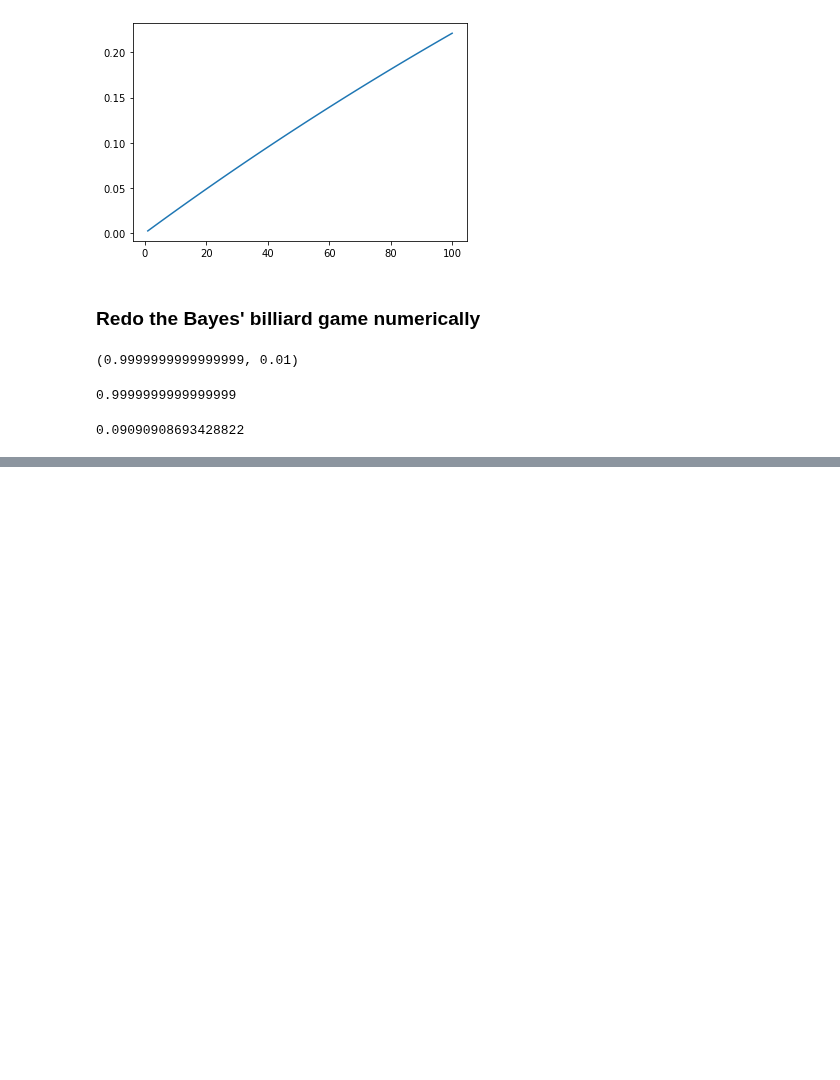
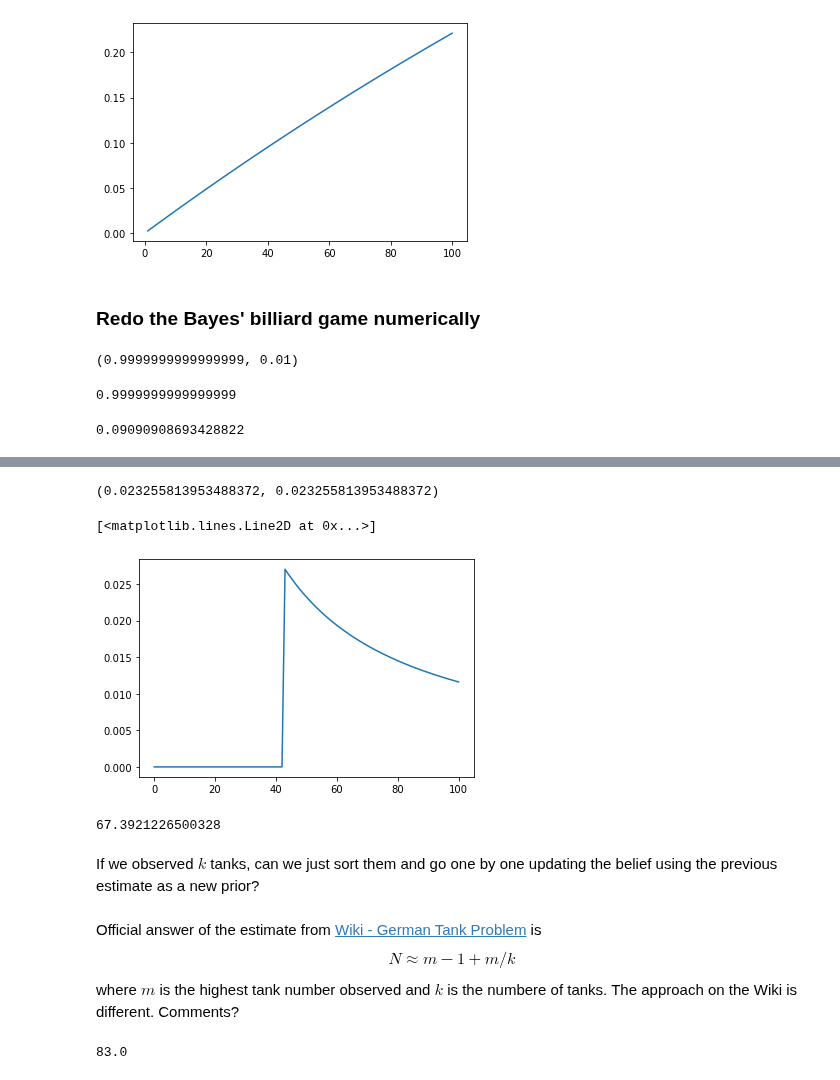
Before and after one commit to toastmaker/lectures, a Jupyter notebook: notebooks/Gentle touch on Mr Bayes.ipynb, the cells around one changed output, grey strips where cells are left out. Cells and saved outputs as stored; diff of their text form; code cells hidden in the pictures; blank space fills up the shorter version.

Commit message:
Max likelihood vs distribution added. German tank problem added.

```diff
--- a/notebooks/Gentle touch on Mr Bayes.ipynb
+++ b/notebooks/Gentle touch on Mr Bayes.ipynb
@@ -746,0 +765,43 @@ bayes_prob
+# %%
+N=100 # let's assume the maximal population of tanks
+n = np.linspace(0,N,N+1) # all possibilities
+
+prior = np.ones_like(n)/(N+1) # each number is equally probable
+# %%
+x = 42 # observed serial number
+# %%
+# likelihood = chance to observed data (x=42) given the model n
+# for n = 0 .. x-1 the chance is 0
+# for 42 <= n we assume the chance to observe
+# a particular tank serial number is uniformly distributed
+
+lik = np.zeros_like(n)
+lik[x+1:]= 1./n[x+1:] # +1 because indixing starts at 0
+lik[43], 1./43. # sanity check
+# = prob to observe tank 42 if there is 43 tanks in total
+# %% [output]
+(0.023255813953488372, 0.023255813953488372)
+# %%
+h = lik*prior
+Z = np.sum(h)
+post = h/Z
+# %%
+plt.plot(n, post)
+# %% [output]
+[<matplotlib.lines.Line2D at 0x...>]
+[figure, added]
+# %%
+np.sum(post*n ) # expected value
+# %% [output]
+67.3921226500328
+# %% [markdown]
+If we observed $k$ tanks, can we just sort them and go one by one updating the belief using the previous estimate as a new prior?
+# %% [markdown]
+Official answer of the estimate from [Wiki - German Tank Problem](https://military.wikia.org/wiki/German_tank_problem) is
+$$N \approx m -1 + m/k$$
+where $m$ is the highest tank number observed and $k$ is the numbere of tanks. The approach on the Wiki is different. Comments?
+# %%
+m, k = 42., 1.
+m-1 + m/k
+# %% [output]
+83.0
```
Also changed, not shown: parts of 5 cells of this notebook.
